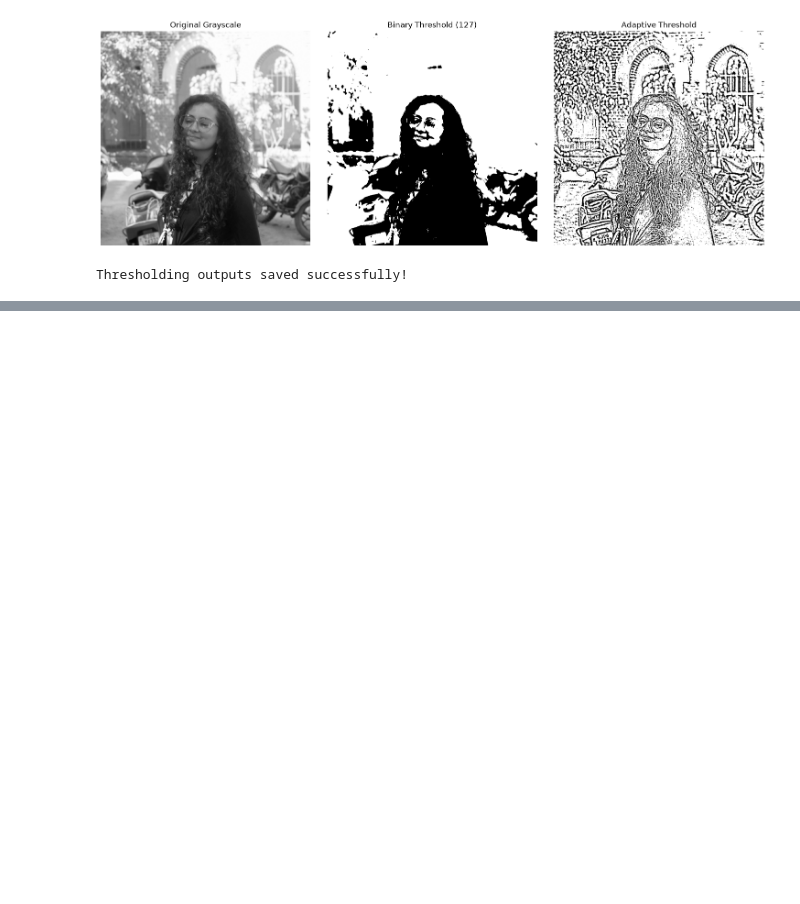
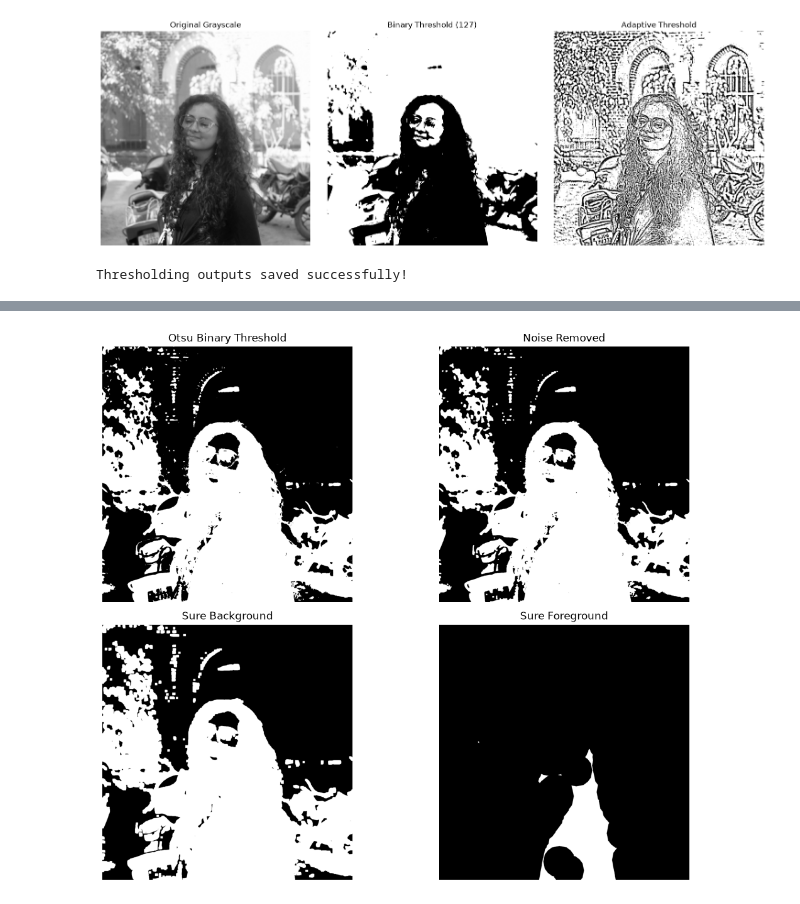
Before and after one commit to KhevnaUnakar/computer-vision-toolkit, a Jupyter notebook: notebooks/02_segmentation.ipynb, the cells around one changed output, grey strips where cells are left out. Cells and saved outputs as stored; diff of their text form; code cells hidden in the pictures; blank space fills up the shorter version.

```diff
--- a/notebooks/02_segmentation.ipynb
+++ b/notebooks/02_segmentation.ipynb
@@ -88,0 +184,51 @@ Thresholding outputs saved successfully!
+# %%
+# Experiment 4: Watershed Segmentation
+
+# Create a binary image using Otsu's thresholding
+_, otsu_binary = cv2.threshold(
+    gray, 0, 255, cv2.THRESH_BINARY_INV + cv2.THRESH_OTSU
+)
+
+# Remove small noise using opening
+kernel = np.ones((3, 3), np.uint8)
+opening_ws = cv2.morphologyEx(
+    otsu_binary, cv2.MORPH_OPEN, kernel, iterations=2
+)
+
+# Identify the sure background by expanding the foreground
+sure_bg = cv2.dilate(opening_ws, kernel, iterations=3)
+
+# Identify the sure foreground using a distance transform
+distance = cv2.distanceTransform(opening_ws, cv2.DIST_L2, 5)
+
+_, sure_fg = cv2.threshold(
+    distance,
+    0.4 * distance.max(),
+    255,
+    cv2.THRESH_BINARY
+)
+
+sure_fg = sure_fg.astype(np.uint8)
+
+# Identify uncertain regions
+unknown = cv2.subtract(sure_bg, sure_fg)
+
+# Display the intermediate results
+fig, axes = plt.subplots(2, 2, figsize=(12, 9))
+
+images = [
+    (otsu_binary, "Otsu Binary Threshold"),
+    (opening_ws, "Noise Removed"),
+    (sure_bg, "Sure Background"),
+    (sure_fg, "Sure Foreground"),
+]
+
+for ax, (img, title) in zip(axes.flat, images):
+    ax.imshow(img, cmap="gray")
+    ax.set_title(title)
+    ax.axis("off")
+
+plt.tight_layout()
+plt.show()
+# %% [output]
+[figure, added]
```
Also changed, not shown: parts of 5 cells of this notebook.
